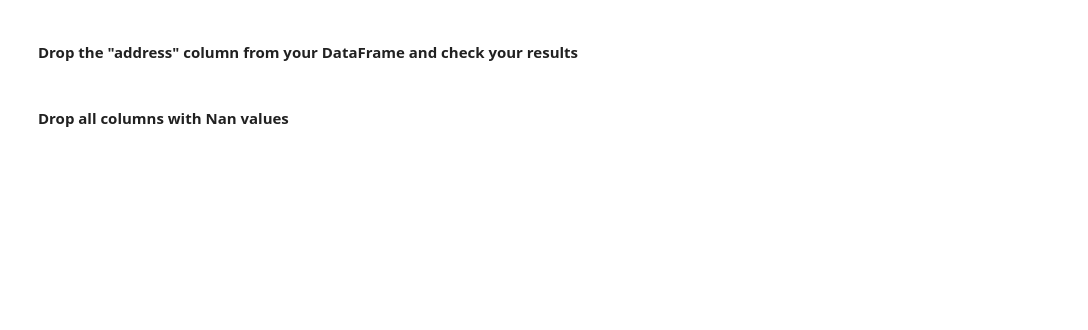
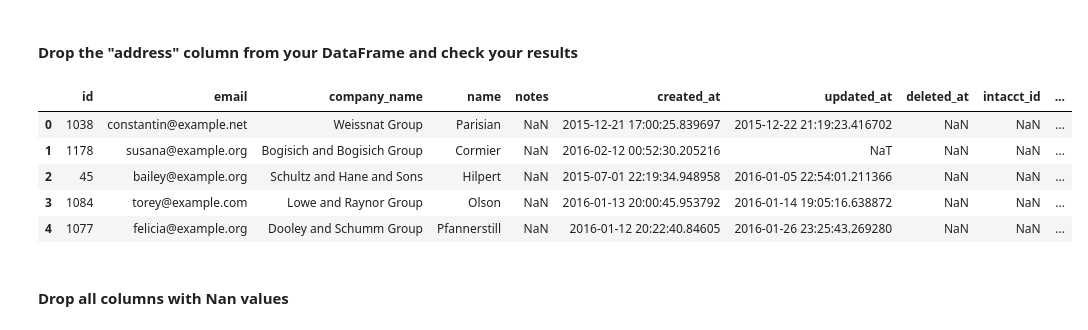
Before and after one commit to Samuel-Skinner/Pandas_Exercises, a Jupyter notebook: pandas-exercise.ipynb, the cells around one changed output. Saved outputs shown, nothing was run; the diff lists cells and outputs as text; code cells hidden in the pictures; blank space fills up the shorter version.

```diff
--- a/pandas-exercise.ipynb
+++ b/pandas-exercise.ipynb
@@ -412,4 +421,14 @@ Note: After transforming a DataFrame it is good practice to display the transfor
 # %% [markdown]
 #### Drop the "address" column from your DataFrame and check your results
+# %%
+df_copy.drop("address", axis=1, inplace=True)
+df_copy.head()
+# %% [output]
+|  | id | email | company_name | name | notes | created_at | updated_at | deleted_at | intacct_id | ... |
+| 0 | 1038 | constantin@example.net | Weissnat Group | Parisian | NaN | 2015-12-21 17:00:25.839697 | 2015-12-22 21:19:23.416702 | NaN | NaN | ... |
+| 1 | 1178 | susana@example.org | Bogisich and Bogisich Group | Cormier | NaN | 2016-02-12 00:52:30.205216 | NaT | NaN | NaN | ... |
+| 2 | 45 | bailey@example.org | Schultz and Hane and Sons | Hilpert | NaN | 2015-07-01 22:19:34.948958 | 2016-01-05 22:54:01.211366 | NaN | NaN | ... |
+| 3 | 1084 | torey@example.com | Lowe and Raynor Group | Olson | NaN | 2016-01-13 20:00:45.953792 | 2016-01-14 19:05:16.638872 | NaN | NaN | ... |
+| 4 | 1077 | felicia@example.org | Dooley and Schumm Group | Pfannerstill | NaN | 2016-01-12 20:22:40.84605 | 2016-01-26 23:25:43.269280 | NaN | NaN | ... |
 # %% [markdown]
 #### Drop all columns with Nan values
```
Also changed, not shown: parts of 10 cells of this notebook.
